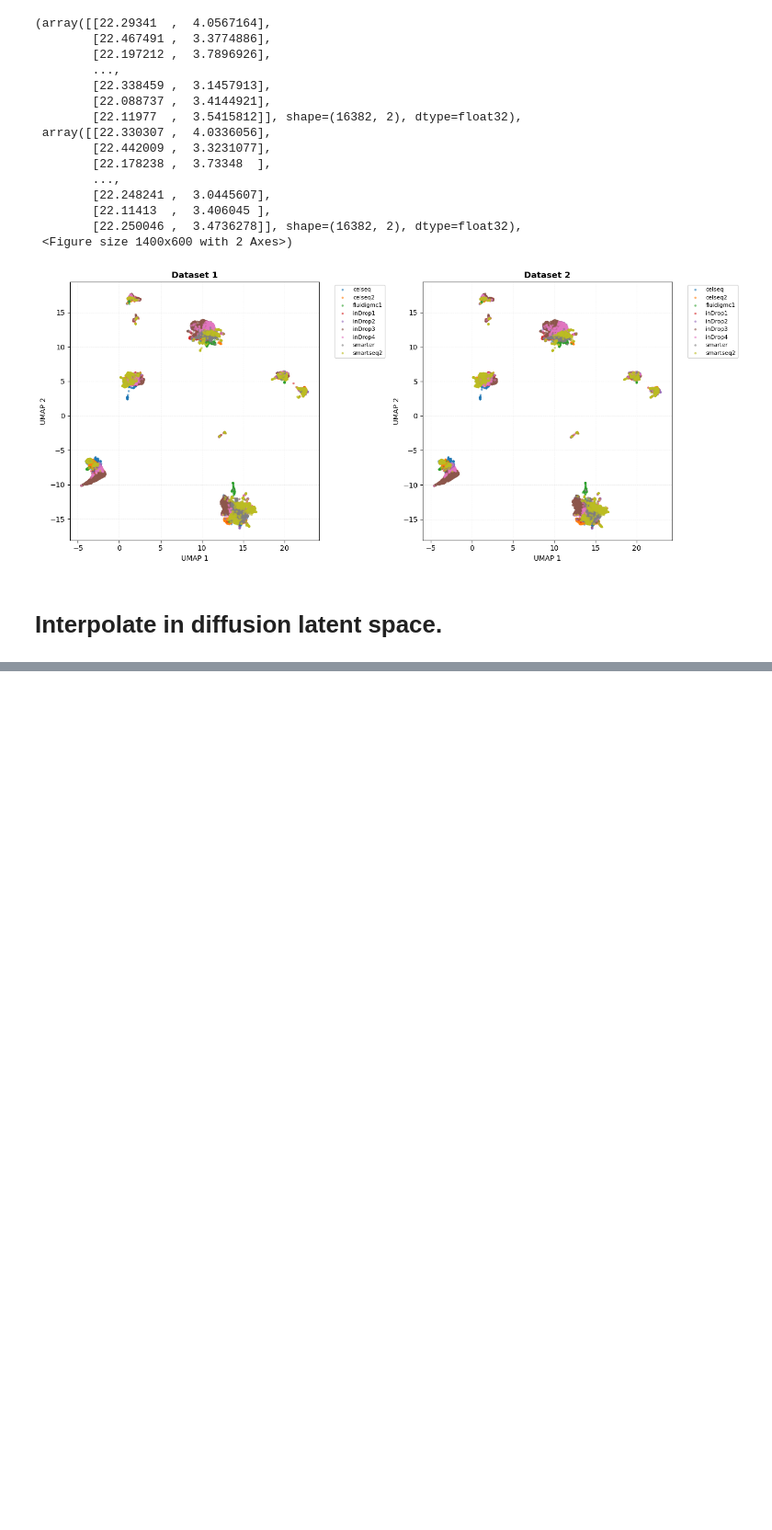
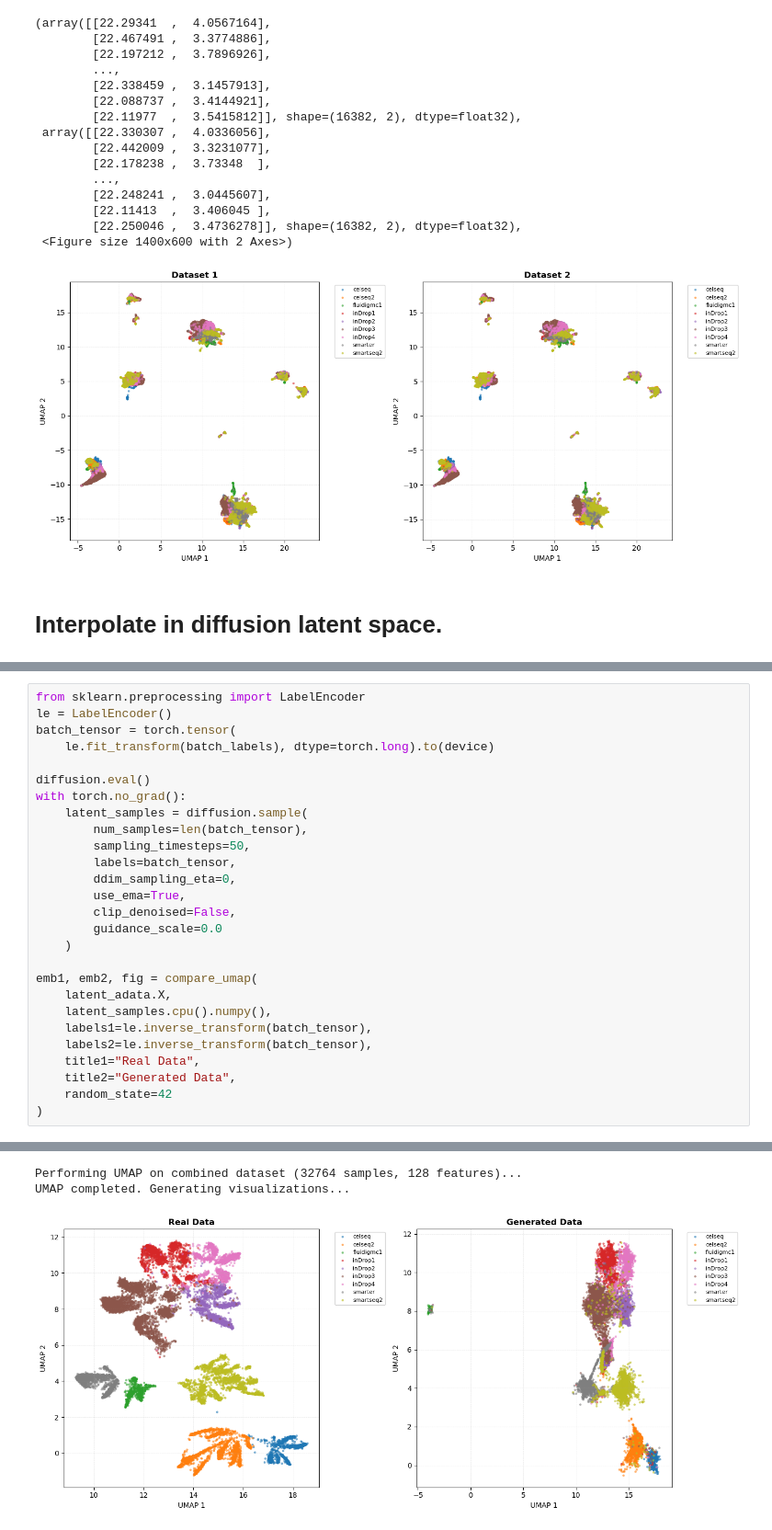
Before and after one commit to LangtianM/scDeepSim, a Jupyter notebook: experiments/batch_effect.ipynb, the cells around one changed output, grey strips where cells are left out. Shown at 92% size. Cells and saved outputs as stored; diff of their text form; blank space fills up the shorter version.

```diff
--- a/experiments/batch_effect.ipynb
+++ b/experiments/batch_effect.ipynb
@@ -218,0 +320,28 @@ array([[ 1.8710434 ,  1.1259947 , -1.2515061 , ...,  2.5459332 ,
+# %%
+from sklearn.preprocessing import LabelEncoder
+le = LabelEncoder()
+batch_tensor = torch.tensor(
+    le.fit_transform(batch_labels), dtype=torch.long).to(device)
+
+diffusion.eval()
+with torch.no_grad():
+    latent_samples = diffusion.sample(
+        num_samples=len(batch_tensor),
+        sampling_timesteps=50,
+        labels=batch_tensor,
+        ddim_sampling_eta=0,
+        use_ema=True,
+        clip_denoised=False,
+        guidance_scale=0.0
+    )
+
+emb1, emb2, fig = compare_umap(
+    latent_adata.X,
+    latent_samples.cpu().numpy(),
+    labels1=le.inverse_transform(batch_tensor),
+    labels2=le.inverse_transform(batch_tensor),
+    title1="Real Data",
+    title2="Generated Data",
+    random_state=42
+)
+# %% [output]
@@ -218,0 +349,3 @@ array([[ 1.8710434 ,  1.1259947 , -1.2515061 , ...,  2.5459332 ,
+Performing UMAP on combined dataset (32764 samples, 128 features)...
+UMAP completed. Generating visualizations...
+[figure, added]
```
Also changed, not shown: parts of 10 cells of this notebook, 4 other files.
